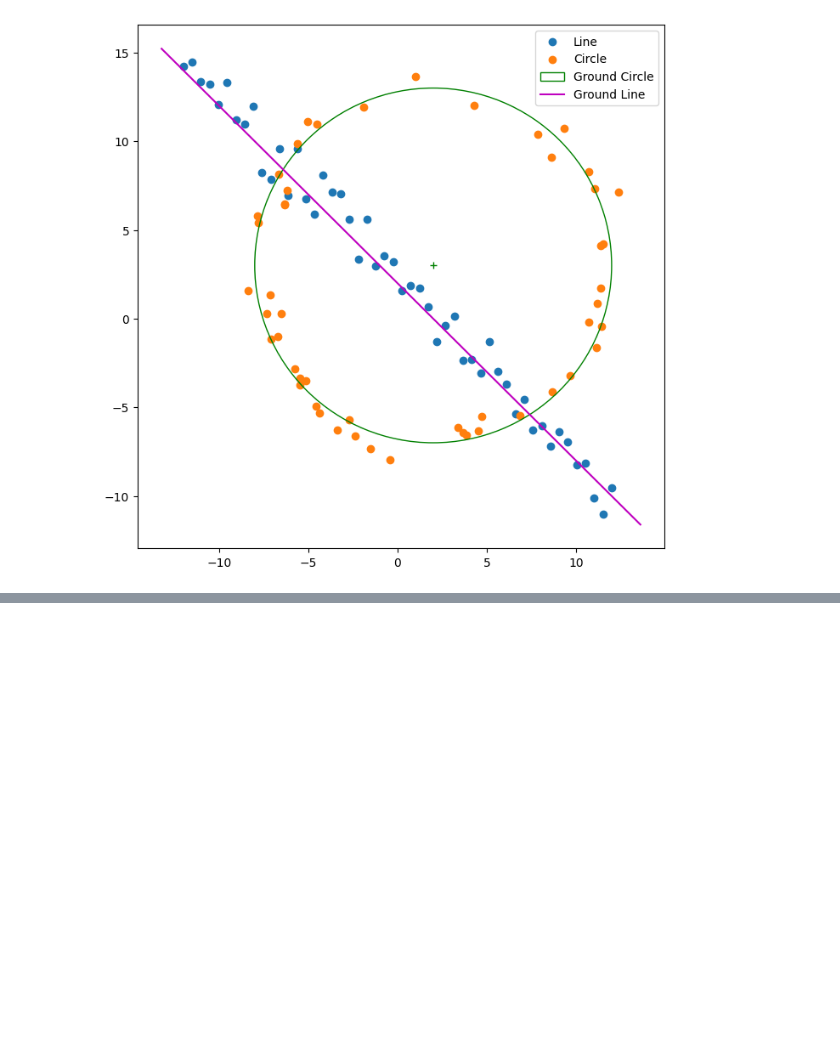
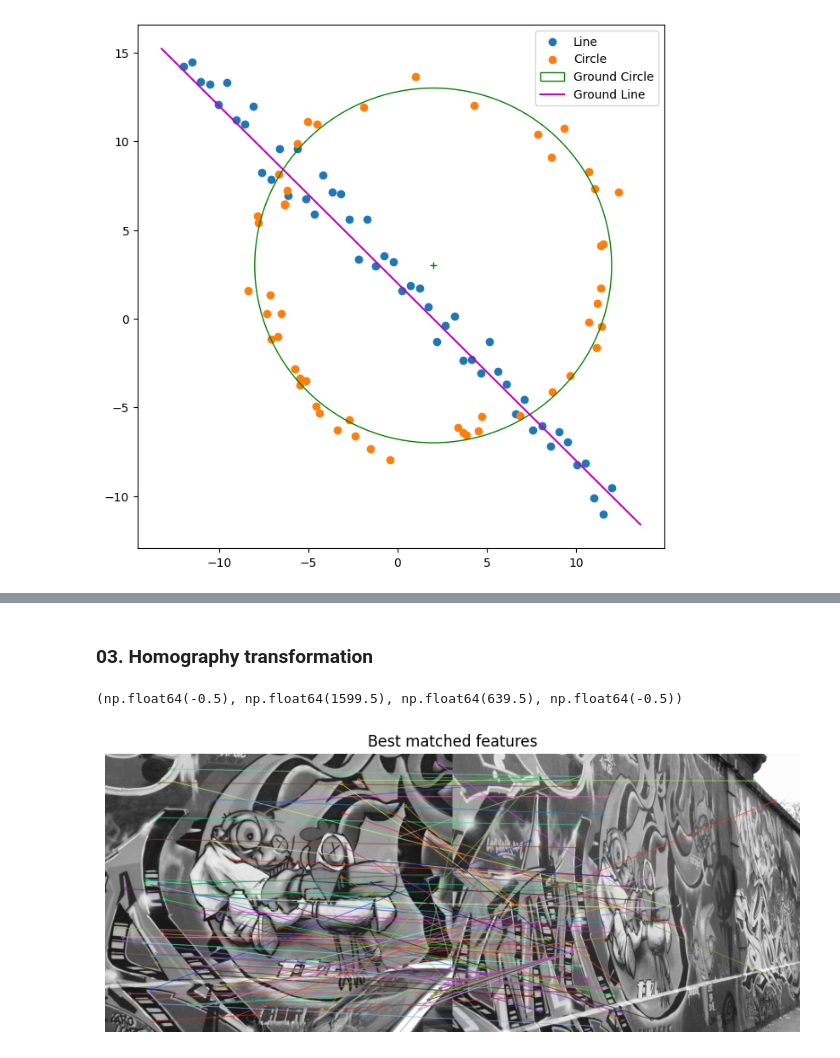
Before and after one commit to ShehanPer/EN3160-Assignment-02-220470K, a Jupyter notebook: assignment_02.ipynb, the cells around one changed output, grey strips where cells are left out. Saved outputs shown, nothing was run; the diff lists cells and outputs as text; code cells hidden in the pictures; blank space fills up the shorter version.

```diff
--- a/assignment_02.ipynb
+++ b/assignment_02.ipynb
@@ -187,0 +353,41 @@ for i in range(iteration_circle):
+# %% [markdown]
+### **03. Homography transformation**
+# %%
+from skimage import transform
+
+def get_sift_features(img1, img2):
+    img1_gray = cv.cvtColor(img1, cv.COLOR_BGR2GRAY)
+    img2_gray = cv.cvtColor(img2, cv.COLOR_BGR2GRAY)
+
+    sift = cv.SIFT_create(nOctaveLayers = 3,contrastThreshold = 0.09, edgeThreshold = 25, sigma = 1)
+    keypoints1, descriptors1 = sift.detectAndCompute(img1_gray, None)
+    keypoints2, descriptors2 = sift.detectAndCompute(img2_gray, None)
+
+
+    bf = cv.BFMatcher()
+    matches = bf.knnMatch(descriptors1, descriptors2, k=2)
+
+
+    best_matches = []
+    for m,n in matches:
+        if m.distance < 0.75*n.distance:
+            best_matches.append(m)
+
+    return best_matches, keypoints1, keypoints2
+
+
+img1 = cv.imread("graf/graf/img1.ppm")
+
+
+img5 = cv.imread("graf/graf/img5.ppm")
+
+best_matches, keypoints1, keypoints5 = get_sift_features(img1, img5)
+
+plt.figure(figsize=(10, 10))
+matched_img = cv.drawMatches(cv.cvtColor(img1, cv.COLOR_BGR2GRAY), keypoints1, cv.cvtColor(img5, cv.COLOR_BGR2GRAY), keypoints5, best_matches, None, flags=cv.DrawMatchesFlags_NOT_DRAW_SINGLE_POINTS)
+plt.imshow(matched_img)
+plt.title("Best matched features")
+plt.axis('off')
+# %% [output]
+(np.float64(-0.5), np.float64(1599.5), np.float64(639.5), np.float64(-0.5))
+[figure, added]
```
Also changed, not shown: parts of 3 cells of this notebook, 2 other files.
